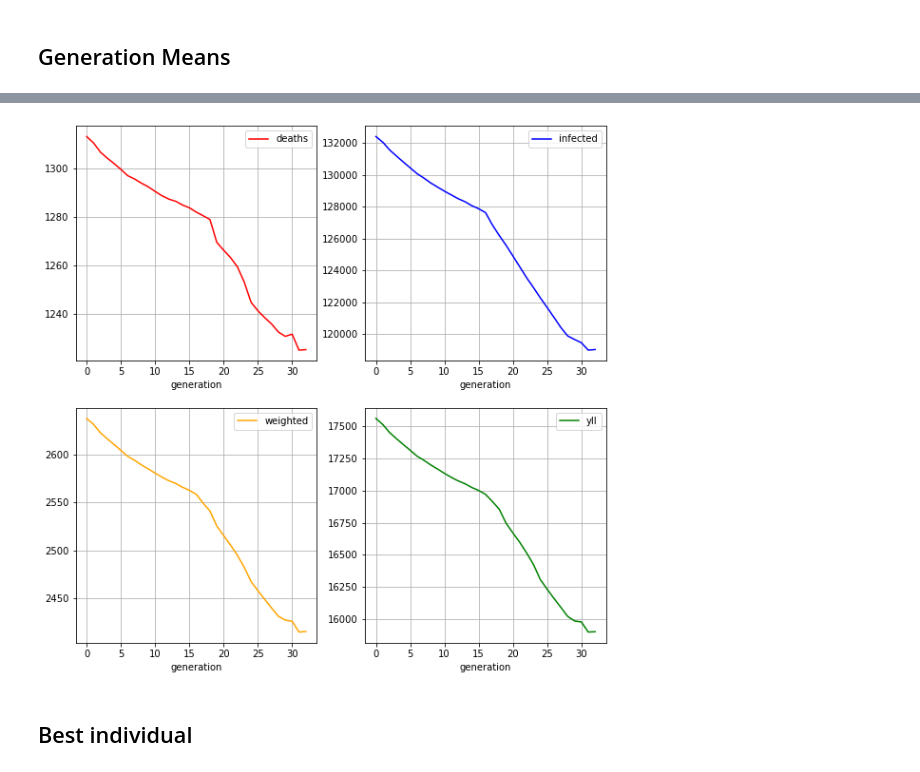
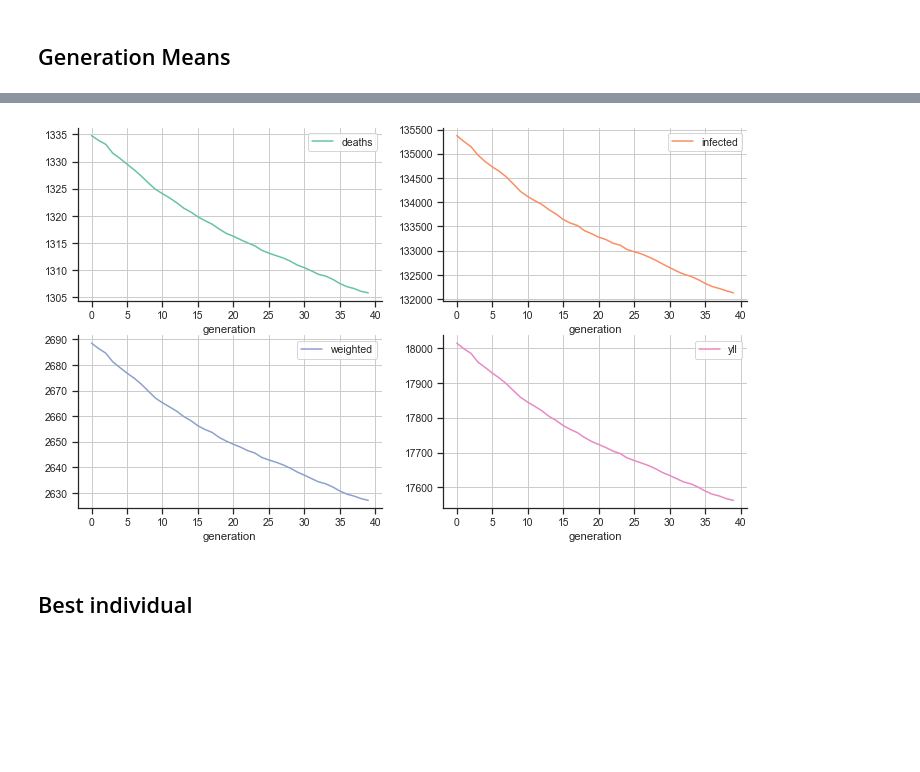
Before and after one commit to bendiknordeng/Epidemiologic-Strategies, a Jupyter notebook: read_GA_output.ipynb, the cells around one changed output, grey strips where cells are left out. Saved outputs shown, nothing was run; the diff lists cells and outputs as text; code cells hidden in the pictures; blank space fills up the shorter version.

```diff
--- a/read_GA_output.ipynb
+++ b/read_GA_output.ipynb
@@ -38,5 +38,5 @@ paths, last_gens = read_all_results(dir_path)
 # %%
-run = 5
+run = 2
 path = dir_path + paths[run-1]
 with open(path + "/run_params.json", "r") as file:
     print(file.read())
@@ -116,9 +116,9 @@ for gen_scores in final_scores:
     for objective, scores in gen_individual_means.items():
         generation_means[objective].append(np.mean(scores))
 generation_means = dict(generation_means)
-results = pd.DataFrame(generation_means)
-results.index.rename("generation", inplace=True)
-results
+result_means = pd.DataFrame(generation_means)
+result_means.index.rename("generation", inplace=True)
+result_means
 # %% [output]
 |  | deaths | infected | weighted | yll |
 | generation |  |  |  |  |
@@ -167,14 +141,18 @@ for gen in range(len(final_scores)):
 # %%
-colors = ["red", "blue", "orange", "green"]
-fig, axs = plt.subplots(ncols=2,nrows=2,figsize=(10,10))
-for i, col in enumerate(results.columns):
+sns.set(font_scale=.95)
+sns.set_style('ticks')
+colors = sns.color_palette('Set2')
+fig, axs = plt.subplots(ncols=2,nrows=2,figsize=(12,7))
+for i, col in enumerate(result_means.columns):
     ax = axs[i//2][i%2]
-    results[col].plot(label=col, color=colors[i], ax=ax)
+    result_means[col].plot(label=col, color=colors[i], ax=ax)
+    ax.spines['right'].set_visible(False)
+    ax.spines['top'].set_visible(False)
     ax.legend()
     ax.grid()
 plt.show()
 # %% [output]
-[figure, old version]
+[figure, new version]
 # %% [markdown]
 ## Best individual
 # %%
```
Also changed, not shown: parts of 10 cells of this notebook, 3 other files.
